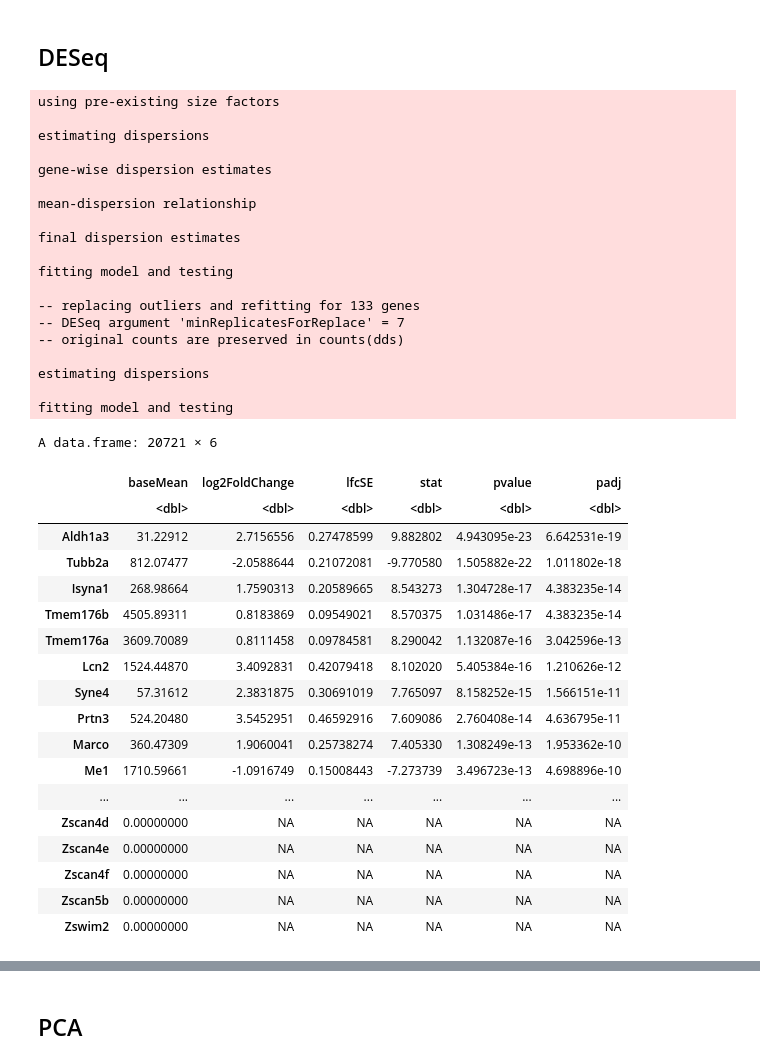
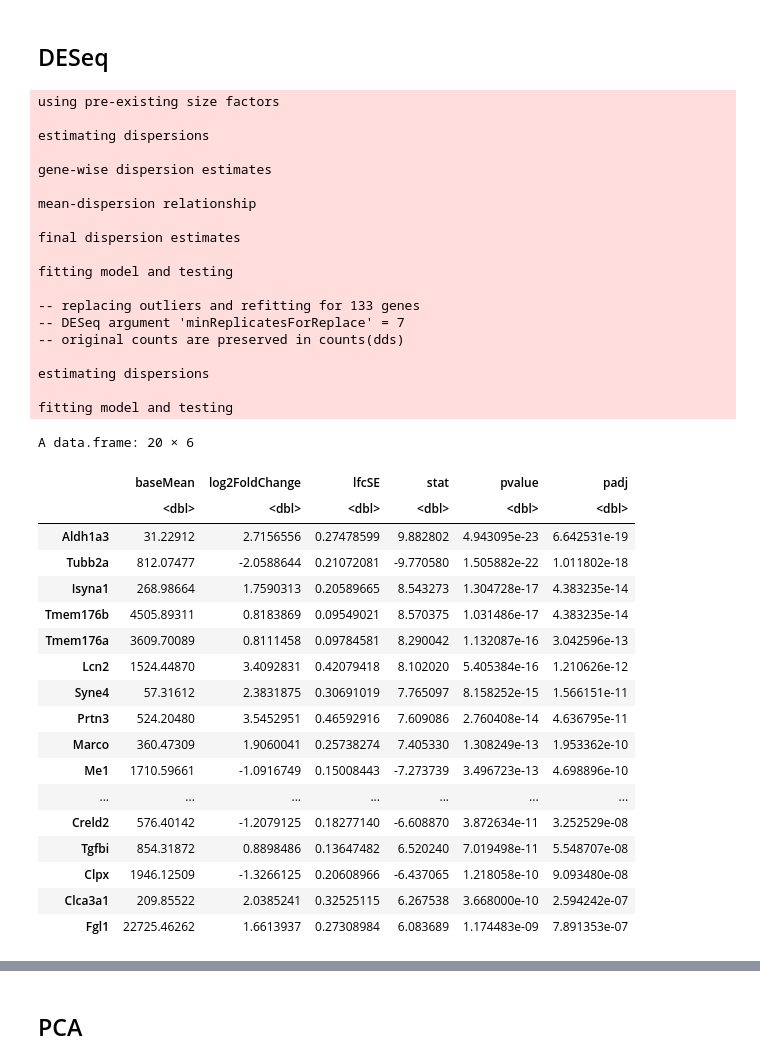
Before and after one commit to pritykinlab/bulkrna-differential-analysis, a Jupyter notebook: kp/kp_analyses.ipynb, the cells around one changed output, grey strips where cells are left out. Cells and saved outputs as stored; diff of their text form; code cells hidden in the pictures.

```diff
--- a/kp/kp_analyses.ipynb
+++ b/kp/kp_analyses.ipynb
@@ -191,7 +192,7 @@ res_liver_no_adj <- get_de_genes(dds_liver_no_adj$dds, "Group", "Treatment", "Co
 res_liver_no_adj_ordered <- res_liver_no_adj$res[order(res_liver_no_adj$res$padj),]
 
 # view the results
-View(as.data.frame(res_liver_no_adj_ordered))
+View(head(as.data.frame(res_liver_no_adj_ordered), 20))
 
 # save results to csv file
 write.csv(as.data.frame(res_liver_no_adj_ordered), file = "res_liver_no_adj_ordered.csv")
@@ -201,39 +202,39 @@ using pre-existing size factors
 estimating dispersions
 
 gene-wise dispersion estimates
 
 mean-dispersion relationship
 
 final dispersion estimates
 
 fitting model and testing
 
 -- replacing outliers and refitting for 133 genes
 -- DESeq argument 'minReplicatesForReplace' = 7
 -- original counts are preserved in counts(dds)
 
 estimating dispersions
 
 fitting model and testing
-A data.frame: 20721 × 6
+A data.frame: 20 × 6
 |  | baseMean | log2FoldChange | lfcSE | stat | pvalue | padj |
 |  | <dbl> | <dbl> | <dbl> | <dbl> | <dbl> | <dbl> |
 | Aldh1a3 | 31.22912 | 2.7156556 | 0.27478599 | 9.882802 | 4.943095e-23 | 6.642531e-19 |
 | Tubb2a | 812.07477 | -2.0588644 | 0.21072081 | -9.770580 | 1.505882e-22 | 1.011802e-18 |
 | Isyna1 | 268.98664 | 1.7590313 | 0.20589665 | 8.543273 | 1.304728e-17 | 4.383235e-14 |
 | Tmem176b | 4505.89311 | 0.8183869 | 0.09549021 | 8.570375 | 1.031486e-17 | 4.383235e-14 |
 | Tmem176a | 3609.70089 | 0.8111458 | 0.09784581 | 8.290042 | 1.132087e-16 | 3.042596e-13 |
 | Lcn2 | 1524.44870 | 3.4092831 | 0.42079418 | 8.102020 | 5.405384e-16 | 1.210626e-12 |
 | Syne4 | 57.31612 | 2.3831875 | 0.30691019 | 7.765097 | 8.158252e-15 | 1.566151e-11 |
 | Prtn3 | 524.20480 | 3.5452951 | 0.46592916 | 7.609086 | 2.760408e-14 | 4.636795e-11 |
 | Marco | 360.47309 | 1.9060041 | 0.25738274 | 7.405330 | 1.308249e-13 | 1.953362e-10 |
 | Me1 | 1710.59661 | -1.0916749 | 0.15008443 | -7.273739 | 3.496723e-13 | 4.698896e-10 |
 | ... | ... | ... | ... | ... | ... | ... |
-| Zscan4d | 0.00000000 | NA | NA | NA | NA | NA |
-| Zscan4e | 0.00000000 | NA | NA | NA | NA | NA |
-| Zscan4f | 0.00000000 | NA | NA | NA | NA | NA |
-| Zscan5b | 0.00000000 | NA | NA | NA | NA | NA |
-| Zswim2 | 0.00000000 | NA | NA | NA | NA | NA |
+| Creld2 | 576.40142 | -1.2079125 | 0.18277140 | -6.608870 | 3.872634e-11 | 3.252529e-08 |
+| Tgfbi | 854.31872 | 0.8898486 | 0.13647482 | 6.520240 | 7.019498e-11 | 5.548707e-08 |
+| Clpx | 1946.12509 | -1.3266125 | 0.20608966 | -6.437065 | 1.218058e-10 | 9.093480e-08 |
+| Clca3a1 | 209.85522 | 2.0385241 | 0.32525115 | 6.267538 | 3.668000e-10 | 2.594242e-07 |
+| Fgl1 | 22725.46262 | 1.6613937 | 0.27308984 | 6.083689 | 1.174483e-09 | 7.891353e-07 |
 # %%
 # deseq (adjusted for gender)
 
```
Also changed, not shown: parts of 7 cells of this notebook, 2 other files.
